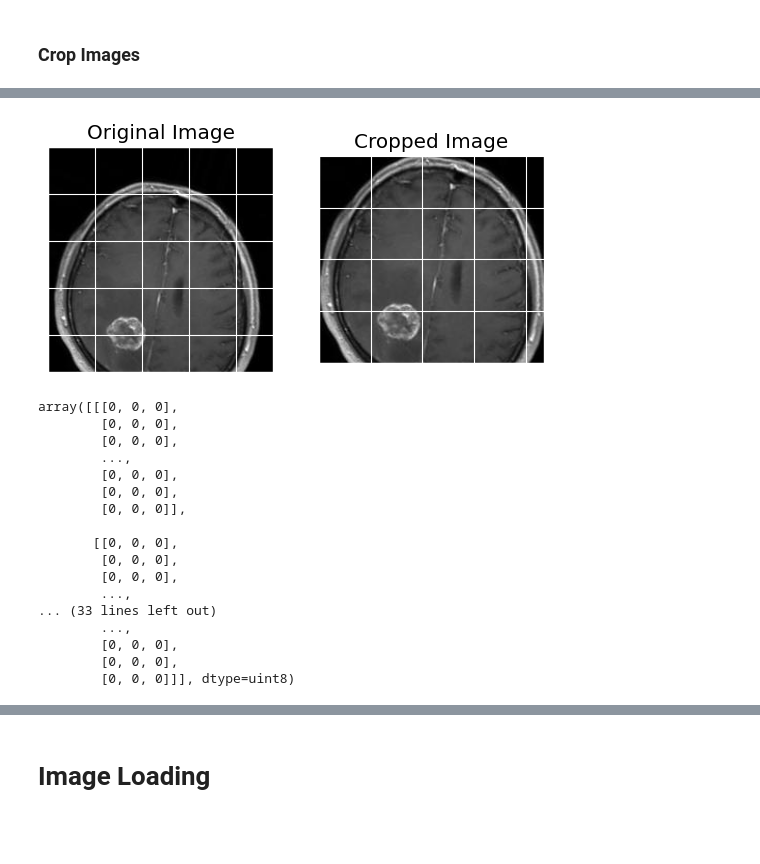
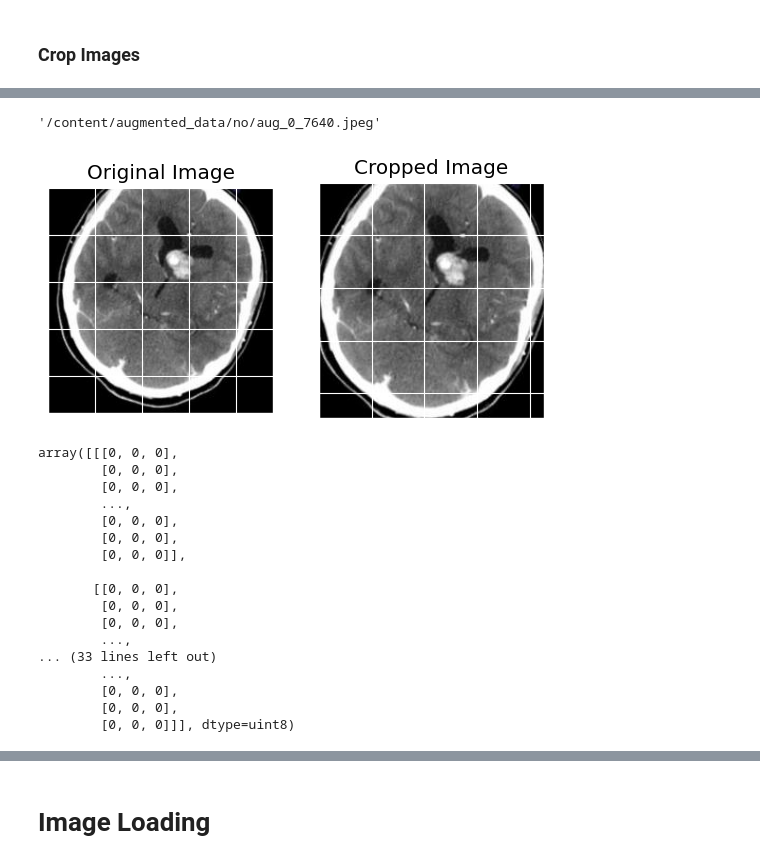
Before and after one commit to deumanma/project-3-data-health-detectives, a Jupyter notebook: MRI_BRAIN_Tumor_AWedit_Apr11.ipynb, the cells around one changed output, grey strips where cells are left out. Cells and saved outputs as stored; diff of their text form; code cells hidden in the pictures; blank space fills up the shorter version.

```diff
--- a/MRI_BRAIN_Tumor_AWedit_Apr11.ipynb
+++ b/MRI_BRAIN_Tumor_AWedit_Apr11.ipynb
@@ -245,8 +278,20 @@ def crop_brain_tumor(image, plot=False):
+# %%
+import os
+import cv2
+
+# List all files in the directory
+files = os.listdir('/content/augmented_data/no/')
+
+# Assuming there is at least one file in the directory, choose the first one
+no_aug_img = '/content/augmented_data/no/' + files[0]
+no_aug_img
+# %% [output]
+'/content/augmented_data/no/aug_0_7640.jpeg'
 # %%
-img = cv2.imread('/content/augmented_data/yes/aug_0_1006.jpeg')
+img = cv2.imread(no_aug_img)
 crop_brain_tumor(img, True)
 # %% [output]
-[figure, old version]
+[figure, new version]
 array([[[0, 0, 0],
         [0, 0, 0],
         [0, 0, 0],
```
Also changed, not shown: parts of 28 cells of this notebook.
